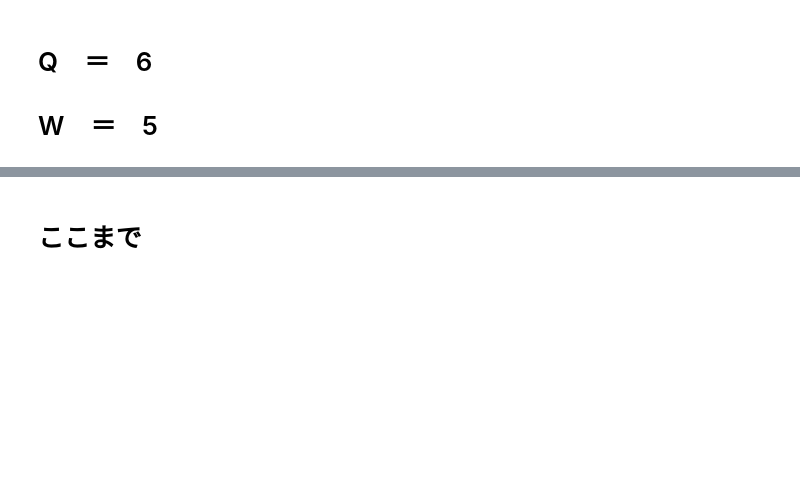
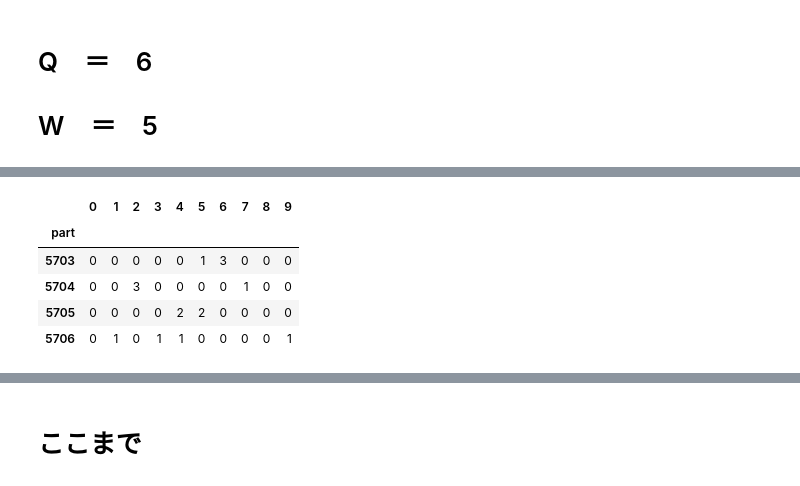
Before and after one commit to tajamaharu/-, a Jupyter notebook: loto_330_BEFORE.ipynb, the cells around one changed output, grey strips where cells are left out. Drawn from its saved outputs; the diff is of its cells as text; code cells hidden in the pictures; blank space fills up the shorter version.

```diff
--- a/loto_330_BEFORE.ipynb
+++ b/loto_330_BEFORE.ipynb
@@ -4666,10 +4321,6 @@ if NUM_X==3:
     NUMBERS_X=NUMBERS_3
 if NUM_X==4:
     NUMBERS_X=NUMBERS_4
-print("========")
-print("NUMBERS_X=",NUM_X)
-print("========")
-print("W=",w)
 NM_X=NUMBERS_X[NUMBERS_X["LOTO"]==loto]
 if NUM_X >= 0:
     NM_X=NM_X[[  'LOTO',     'part',     'date',       'N1',       'N2', 'N3',       'N4',          1,          2,          3,          4,5,          6,          7,          8,          9,         10,'year',    'month',      'day','youbi', 'rokuyou']]
@@ -4691,7 +4342,7 @@ DEME_X=NM_X
 NUM_DEME_X=DEME_X#pd.concat([d,drop_d],axis=1).T.drop_duplicates().T;r.tail()
 #if loto=="bin5":
 #    ddeme.drop("x41qa",axis=1,inplace=True)
-
+X_part_1=[]
 result_9=[]
 for i in range(-50,-1):
     NUM_W=i
@@ -4715,13 +4366,6 @@ for i in range(-50,-1):
     SQ_1.drop_duplicates(inplace=True)
 
     SQ_1.tail(1)
-    if NUM_W<=-1 :
-        print("========")
-        print("part=",int(NEXT_NUMBER["part"].iloc[-1,]))
-    if NUM_W==0 :
-        print("========")
-        print("part=",int(NEXT_NUMBER["part"].iloc[-1,])+1)
-
 
     SQ_1["prime_part"]=SQ_1["part"].apply(lambda x: isprime(x))
     if NUM_W<-1 :
@@ -4747,7 +4391,6 @@ for i in range(-50,-1):
 
     NEXT_NUMBER.loc[:,~NEXT_NUMBER.columns.str.contains("sq")].tail(1)
     NEXT_NUMBER[["LOTO","part","N1","N2","N3","N4","month","day","youbi"]].tail(1)
-    print("========================")
 
 
     #display(NUM_DEME_1[["LOTO","part","N1","N2","N3","N4","month","day","youbi"]].tail(1).set_index("LOTO",inplace=False))
@@ -4756,8 +4399,6 @@ for i in range(-50,-1):
 
 
 
-    display(NEXT_NUMBER[["LOTO","part","N1","N2","N3","N4","month","day","youbi"]].tail(1).set_index("LOTO",inplace=False))
-    print("========================")
 
     l_1 =[]
     h_1=[]
@@ -5112,8 +4753,6 @@ for i in range(-50,-1):
             [{"selector": "tr:hover", "props": [("background-color", "yellow")]}])
         table= LSX_5
         table
-    print(0)
-    print("Result=",Result)
     table
     if NUM_X==1 and Result== "SA":
         NUMWER=x1
@@ -5147,4 +4786,7 @@ for i in range(-50,-1):
         RESULT_9=pd.DataFrame(RESULT_8.sum())
         display(RESULT_9[RESULT_9[0]>0])
     result_9.append(list(RESULT_9[0]))
+    X_part_1.append(NEXT_NUMBER.part.iloc[-1,])
+
+
     table
@@ -5153,3 +4821,18 @@ pd.DataFrame(result_9)
+# %%
+#@title
+X_part2=pd.DataFrame(X_part_1)
+result_10=pd.DataFrame(result_9)#.columns=["part","N1","N2","N3","N4","N5","N6","N7","N8","N9","N10"]
+result_11=pd.concat([X_part2,result_10],axis=1)
+result_11.columns=["part",0,1,2,3,4,5,6,7,8,9]
+result_12=result_11.set_index('part', )
+result_12
+# %% [output]
+|  | 0 | 1 | 2 | 3 | 4 | 5 | 6 | 7 | 8 | 9 |
+| part |  |  |  |  |  |  |  |  |  |  |
+| 5703 | 0 | 0 | 0 | 0 | 0 | 1 | 3 | 0 | 0 | 0 |
+| 5704 | 0 | 0 | 3 | 0 | 0 | 0 | 0 | 1 | 0 | 0 |
+| 5705 | 0 | 0 | 0 | 0 | 2 | 2 | 0 | 0 | 0 | 0 |
+| 5706 | 0 | 1 | 0 | 1 | 1 | 0 | 0 | 0 | 0 | 1 |
 # %%
 loto="num4"#@param ["num3","num4"]
 
```
Also changed, not shown: parts of 25 cells of this notebook.
